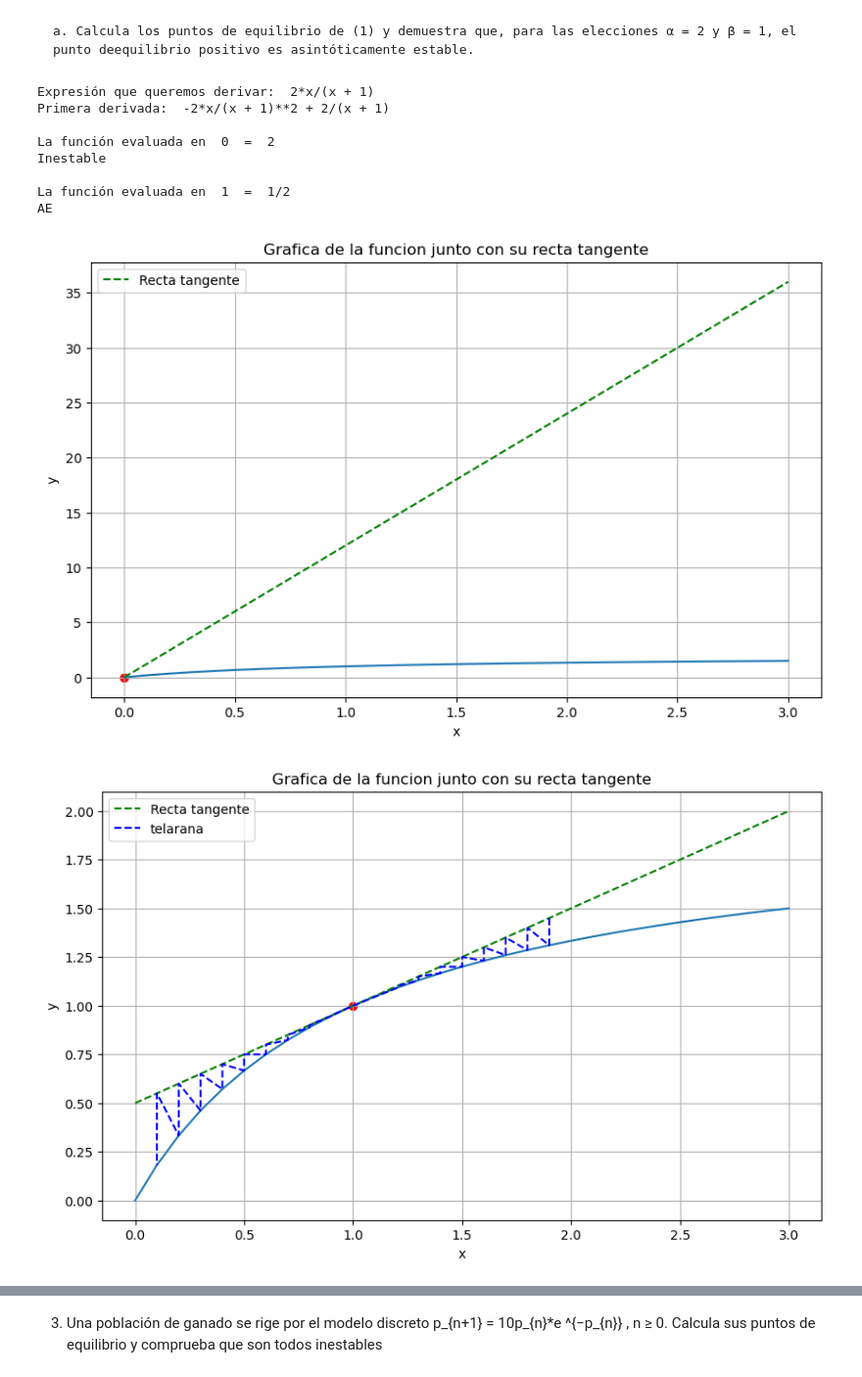
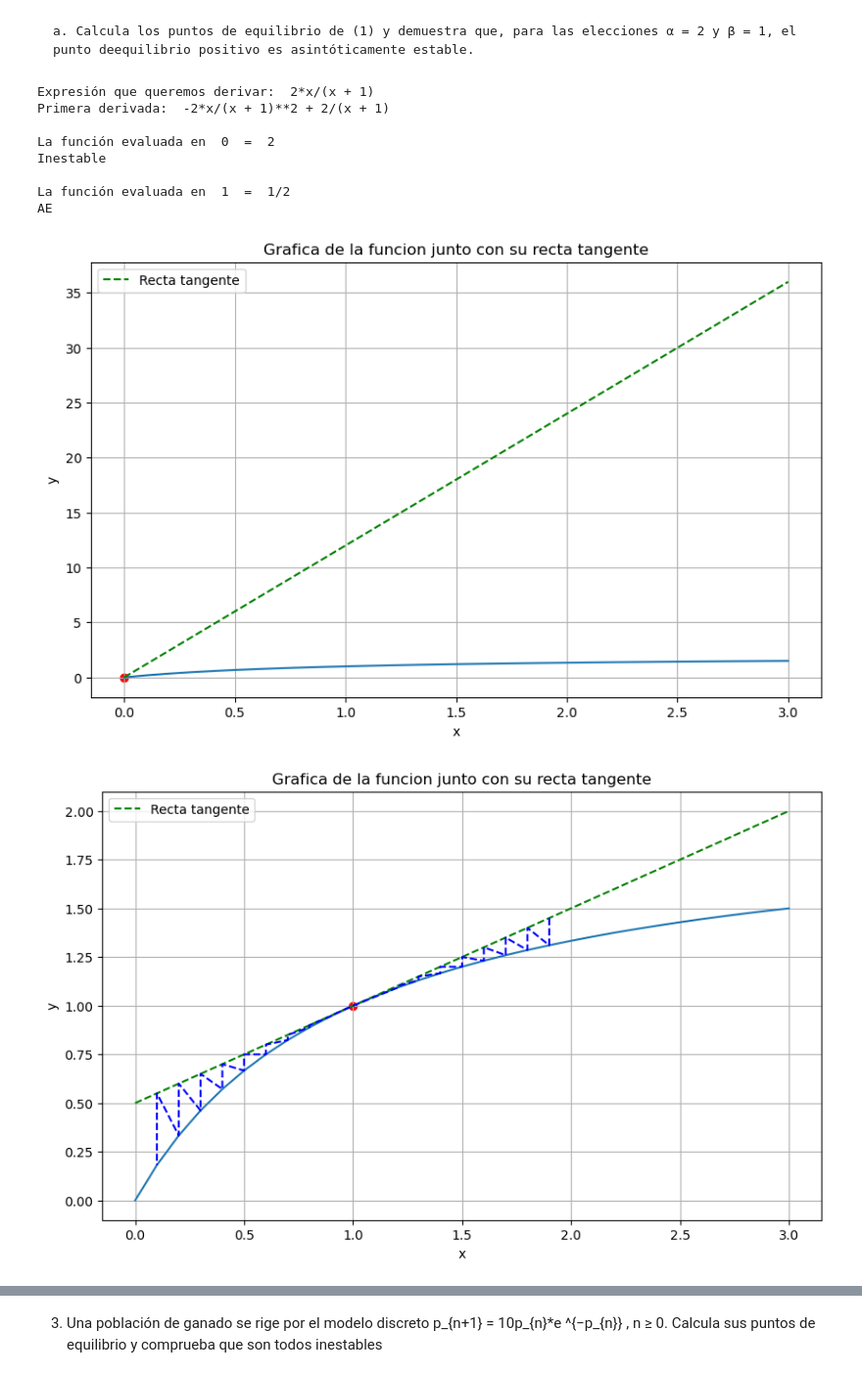
Before and after one commit to roberlks/ModelosMatematicos, a Jupyter notebook: Relacion2.ipynb, the cells around one changed output, grey strips where cells are left out. Shown at 98% size. Cells and saved outputs as stored; diff of their text form; code cells hidden in the pictures.

```diff
--- a/Relacion2.ipynb
+++ b/Relacion2.ipynb
@@ -124,7 +124,7 @@ def graficar_telarana(secuencia_x,secuencia_y,punto_tangente,recta_tangente):
         solucion_y.append(recta_tangente[posicion_inicio-i])
         solucion_y.append(secuencia_y[posicion_inicio-i])
 
-    plt.plot(solucion_x, solucion_y, label='telarana', color='blue', linestyle='--')
+    plt.plot(solucion_x, solucion_y, color='blue', linestyle='--')
 
 
 def graficar(f_exp, secuencia_x,secuencia_y,sol, x_label, y_label):
@@ -193,29 +192,28 @@ AE
 # %%
 f_1=(2*x/(1+x))
 
 lista_soluciones=[0,1]
 
 lista_soluciones=criterio_primero_derivada(f_1,lista_soluciones)
 
 lista_x=[]
 lista_y=[]
-indice=0
 
 for i in np.linspace(0, 3, 31):
     lista_x.append(i)
     lista_y.append(f_1.subs({x:i}))
 
 for i in range (2):
     sol=lista_soluciones[i]
     graficar(f_1,lista_x,lista_y,sol,"x","y")
 # %% [output]
 Expresión que queremos derivar:  2*x/(x + 1)
 Primera derivada:  -2*x/(x + 1)**2 + 2/(x + 1)
 
 La función evaluada en  0  =  2
 Inestable
 
 La función evaluada en  1  =  1/2
 AE
 [figure]
-[figure, old version]
+[figure, new version]
```
Also changed, not shown: parts of 10 cells of this notebook.
